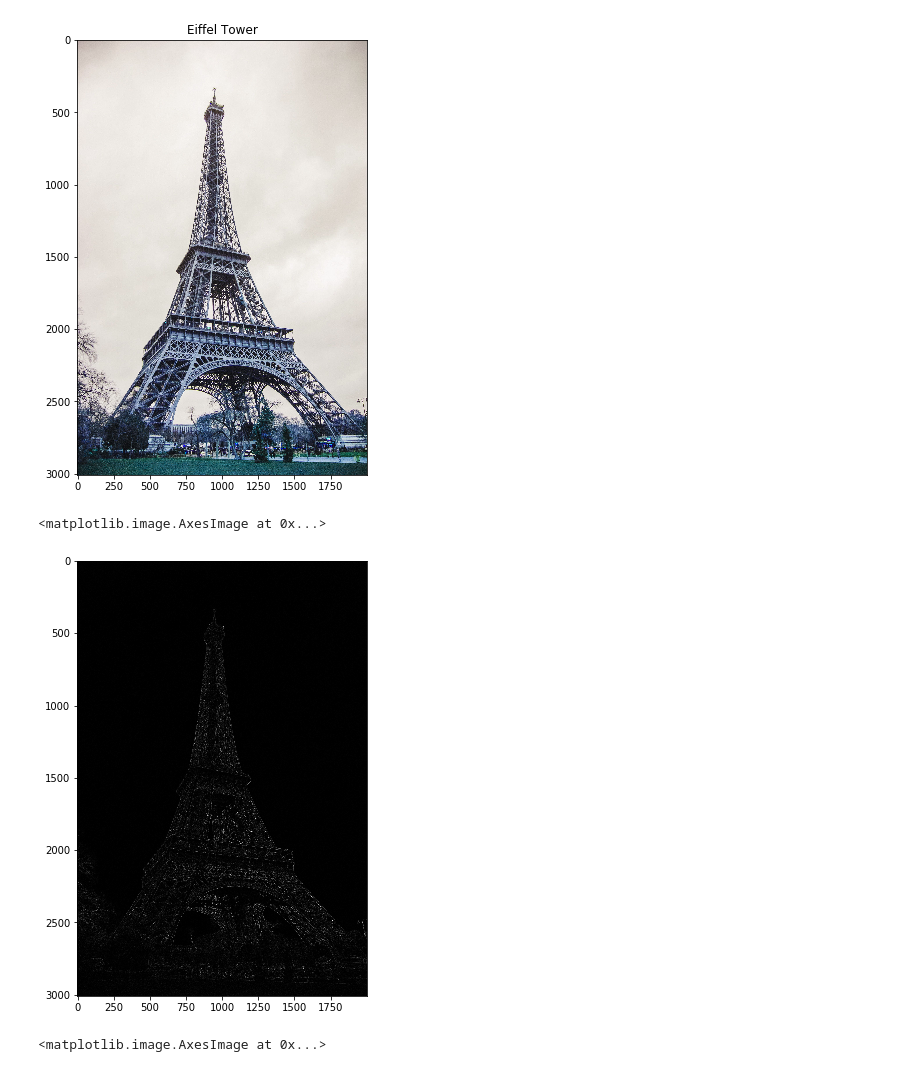
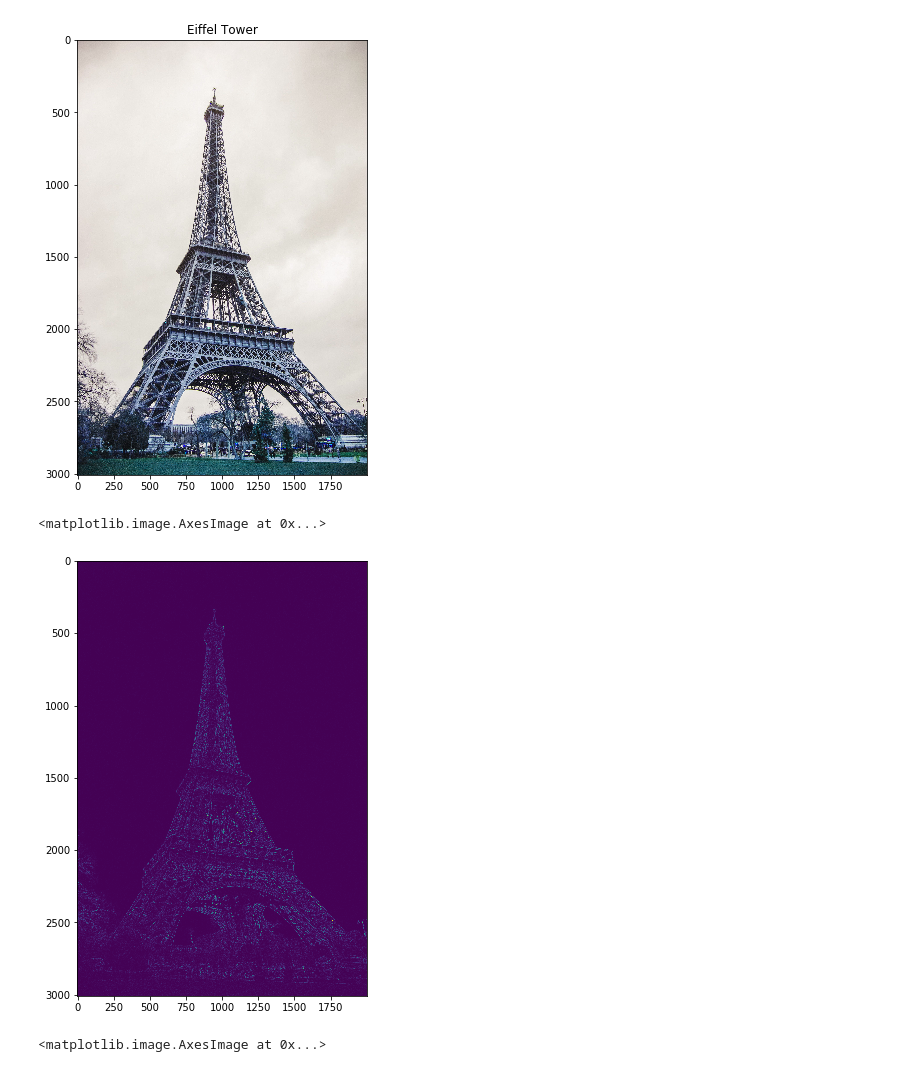
Before and after one commit to Rafayelkos/YSU_Python_2, a Jupyter notebook: Homework_12.ipynb, the cells around one changed output. Drawn from its saved outputs; the diff is of its cells as text; code cells hidden in the pictures.

```diff
--- a/Homework_12.ipynb
+++ b/Homework_12.ipynb
@@ -216,13 +216,13 @@ plt.imshow(pic2,cmap='gray')
 <matplotlib.image.AxesImage at 0x...>
 [figure]
 # %%
-lap_1 = cv.Laplacian(median_blur, cv.CV_64F,-1)
+lap_1 = cv.Laplacian(median_blur, cv.CV_64F,-500)
 lap_1 = np.uint8(np.absolute(lap_1))
 plt.figure(figsize = (20,8))
-plt.imshow(lap_1, cmap='gray')
+plt.imshow(lap_1)
 # %% [output]
 <matplotlib.image.AxesImage at 0x...>
-[figure, old version]
+[figure, new version]
 # %%
 lap_1 = cv.Laplacian(gray, cv.CV_64F,-1)
 plt.figure(figsize = (20,8))
```
Also changed, not shown: parts of 4 cells of this notebook.
